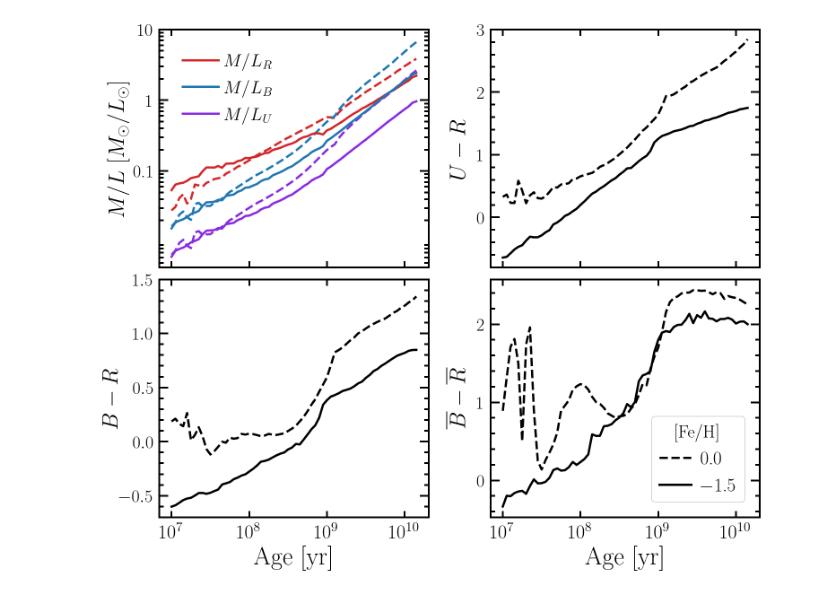
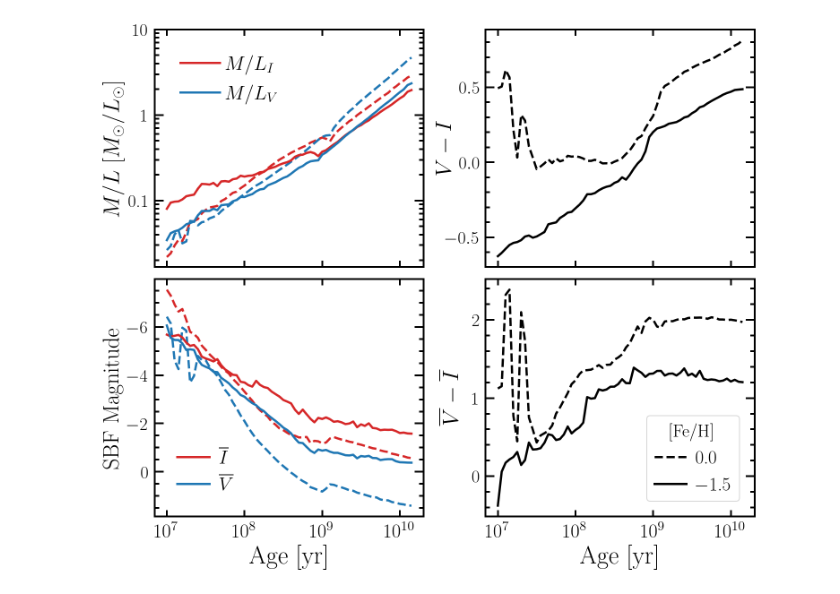
Before and after one commit to ArtificialStellarPopulations/artpop-paper-figures, a Jupyter notebook: notebooks/sps-demo.ipynb, the cells around one changed output. Saved outputs shown, nothing was run; the diff lists cells and outputs as text; code cells hidden in the pictures.

Commit message:
updated sps demo figure

```diff
--- a/notebooks/sps-demo.ipynb
+++ b/notebooks/sps-demo.ipynb
@@ -42,17 +42,18 @@ imf = 'kroupa'
 phot_system = 'UBVRIplus'
 log_ages = artpop.MISTIsochrone._log_age_grid[40:-3]
 
-
 U = {}
 B = {}
 V = {}
 R = {}
+I = {}
 K = {}
 
 Ubar = {}
 Bbar = {}
 Vbar = {}
 Rbar = {}
+Ibar = {}
 Kbar = {}
 
 mass = {}
@@ -64,12 +65,14 @@ for feh in [-1.5, 0.0]:
     B[feh] = []
     V[feh] = []
     R[feh] = []
+    I[feh] = []
     K[feh] = []
 
     Ubar[feh] = []
     Bbar[feh] = []
     Vbar[feh] = []
     Rbar[feh] = []
+    Ibar[feh] = []
     Kbar[feh] = []
 
     mass[feh] = []
@@ -82,12 +85,14 @@ for feh in [-1.5, 0.0]:
         B[feh].append(mist.ssp_mag('Bessell_B', imf) + zpt_convert.to_ab('Bessell_B'))
         V[feh].append(mist.ssp_mag('Bessell_V', imf) + zpt_convert.to_ab('Bessell_V'))
         R[feh].append(mist.ssp_mag('Bessell_R', imf) + zpt_convert.to_ab('Bessell_R'))
+        I[feh].append(mist.ssp_mag('Bessell_I', imf) + zpt_convert.to_ab('Bessell_I'))
         K[feh].append(mist.ssp_mag('2MASS_Ks', imf) + zpt_convert.to_ab('2MASS_Ks'))
 
         Ubar[feh].append(mist.ssp_sbf_mag('Bessell_U', imf) + zpt_convert.to_ab('Bessell_U'))
         Bbar[feh].append(mist.ssp_sbf_mag('Bessell_B', imf) + zpt_convert.to_ab('Bessell_B'))
         Vbar[feh].append(mist.ssp_sbf_mag('Bessell_V', imf) + zpt_convert.to_ab('Bessell_V'))
         Rbar[feh].append(mist.ssp_sbf_mag('Bessell_R', imf) + zpt_convert.to_ab('Bessell_R'))
+        Ibar[feh].append(mist.ssp_sbf_mag('Bessell_I', imf) + zpt_convert.to_ab('Bessell_I'))
         Kbar[feh].append(mist.ssp_sbf_mag('2MASS_Ks', imf) + zpt_convert.to_ab('2MASS_Ks'))
 
         mass[feh].append(mist.ssp_surviving_mass('kroupa'))
@@ -96,12 +101,14 @@ for feh in [-1.5, 0.0]:
     B[feh] = np.array(B[feh])
     V[feh] = np.array(V[feh])
     R[feh] = np.array(R[feh])
+    I[feh] = np.array(I[feh])
     K[feh] = np.array(K[feh])
 
     Ubar[feh] = np.array(Ubar[feh])
     Bbar[feh] = np.array(Bbar[feh])
     Vbar[feh] = np.array(Vbar[feh])
     Rbar[feh] = np.array(Rbar[feh])
+    Ibar[feh] = np.array(Ibar[feh])
     Kbar[feh] = np.array(Kbar[feh])
 
     mass[feh] = np.array(mass[feh])
@@ -121,49 +128,50 @@ for feh in [0.0, -1.5]:
 
     ls = '-' if feh == -1.5 else '--'
     kw = dict(lw=lw, ls=ls)
 
     label = lambda b: {0.0: '', -1.5: '$M / L_' + b + '$'}[feh]
 
-    m_l = mass[feh] / L_sun(R[feh], 'R', 'ab')
-    ax[0].plot(10**log_ages, m_l, c='tab:red', label=label('R'), **kw)
+    m_l = mass[feh] / L_sun(I[feh], 'I', 'ab')
+    ax[0].plot(10**log_ages, m_l, c='tab:red', label=label('I'), **kw)
 
-    m_l = mass[feh] / L_sun(B[feh], 'B', 'ab')
-    ax[0].plot(10**log_ages, m_l, c='tab:blue', label=label('B'), **kw)
+    m_l = mass[feh] / L_sun(V[feh], 'V', 'ab')
+    ax[0].plot(10**log_ages, m_l, c='tab:blue', label=label('V'), **kw)
+    sign = '' if feh >= 0 else '$-$'
 
-    m_l = mass[feh] / L_sun(B[feh], 'U', 'ab')
-    ax[0].plot(10**log_ages, m_l, c='blueviolet', label=label('U'), **kw)
-
-    sign = '' if feh >= 0 else '$-$'
-    ax[1].plot(10**log_ages, U[feh] - R[feh], c='k',  **kw)
-    ax[2].plot(10**log_ages, B[feh] - R[feh], c='k', **kw)
-    ax[3].plot(10**log_ages, Bbar[feh] - Rbar[feh], c='k', label=f'{sign}{abs(feh)}', **kw)
+    label = lambda b: {0.0: '', -1.5: '$\overline{' + b + '}$'}[feh]
+    ax[1].plot(10**log_ages, V[feh] - I[feh], c='k',  **kw)
+    ax[2].plot(10**log_ages, Ibar[feh], c='tab:red', label=label('I'),**kw)
+    ax[2].plot(10**log_ages, Vbar[feh], c='tab:blue', label=label('V'), **kw)
+    ax[3].plot(10**log_ages, Vbar[feh] - Ibar[feh], c='k', label=f'{sign}{abs(feh)}', **kw)
 
 
 ax[0].set(yscale='log')
 ax[0].set_ylim(ymax=10)
 ax[0].set_ylabel('$M / L$ [$M_\odot/L_\odot$]', fontsize=25, labelpad=4)
 ax[0].set_yticks([0.1, 1, 10])
 ax[0].set_yticklabels([0.1, 1, 10])
-ax[0].legend(loc='upper left', fontsize=20, frameon=False, borderaxespad=0.9)
+ax[0].legend(loc='upper left', fontsize=22, frameon=False, borderaxespad=0.9)
 
-ax[1].set_ylim(-0.8, 3)
-ax[2].set_ylim(-0.7, 1.5)
-
-ax[1].set_ylabel('$U - R$', fontsize=25, labelpad=8)
-ax[2].set_ylabel('$B - R$', fontsize=25, labelpad=-4)
-ax[3].set_ylabel('$\overline{B} - \overline{R}$', fontsize=25, labelpad=8)
+ax[1].set_ylabel('$V - I$', fontsize=25, labelpad=-12)
+ax[2].set_ylabel('SBF Magnitude', fontsize=25)
+ax[3].set_ylabel('$\overline{V} - \overline{I}$', fontsize=25, labelpad=10)
 
 ax[3].legend(loc='lower right', frameon=True, title='[Fe/H]', handlelength=1.7,
              handletextpad=0.5, fontsize=21, title_fontsize=20, borderaxespad=0.8)
+
+ax[2].legend(loc='lower left', handlelength=1.7,
+             handletextpad=0.5, fontsize=21, title_fontsize=22, borderaxespad=0.8)
+
+ax[2].invert_yaxis()
 
 for i in range(4):
     ax[i].minorticks_on()
     ax[i].set_xscale('log')
     ax[i].tick_params('y', pad=6, labelsize=20)
     ax[i].tick_params('x', pad=8, labelsize=22, length=7)
 
 for i in [2, 3]:
     ax[i].set_xticks([1e7, 1e8, 1e9, 1e10])
     ax[i].set_xlabel('Age [yr]', fontsize=28)
 # %% [output]
-[figure, old version]
+[figure, new version]
```
Also changed, not shown: parts of 1 cell of this notebook, 2 other files.
